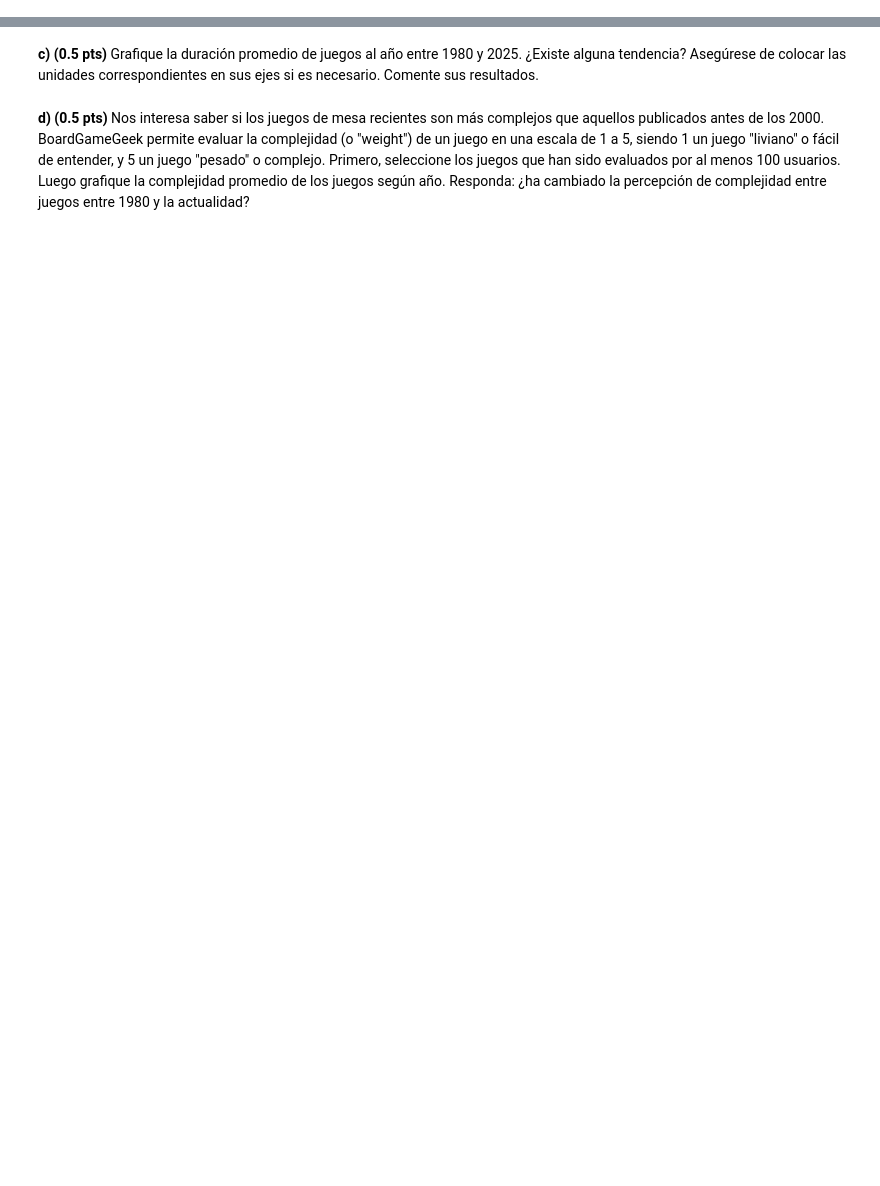
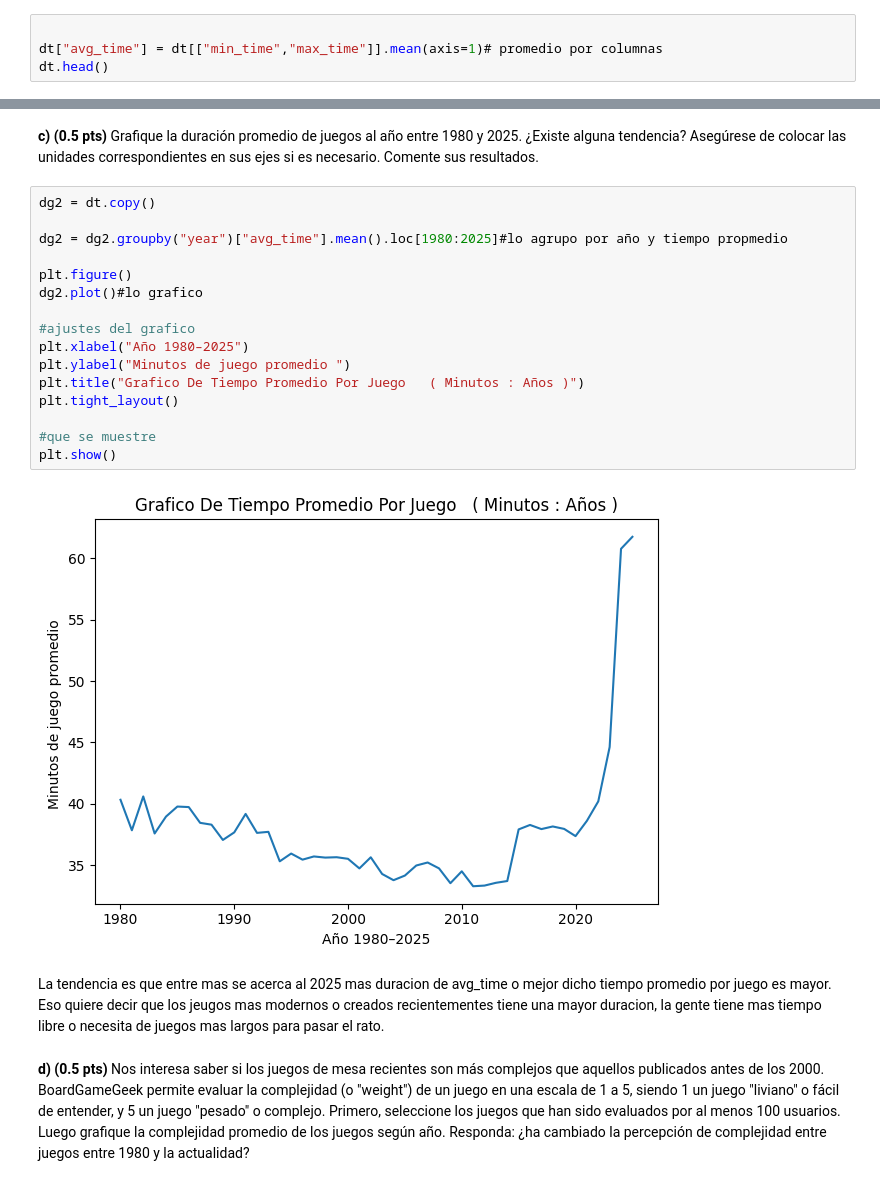
Before and after one commit to Sebastmenas/IMT2200--Sebastian-Mena, a Jupyter notebook: Tareas/T1/IMT2200-25s2 - Tarea 01.ipynb, the cells around one changed output, grey strips where cells are left out. Cells and saved outputs as stored; diff of their text form; blank space fills up the shorter version.

```diff
--- a/Tareas/T1/IMT2200-25s2 - Tarea 01.ipynb
+++ b/Tareas/T1/IMT2200-25s2 - Tarea 01.ipynb
@@ -246,2 +256,6 @@ Se dejo entre 5 min y 18 0min, que es mas tipico de juegos familiares o de gente
 # %% [markdown]
 **b) (0.2 pts)** Veremos ahora si ha cambiado la duración promedio de los juegos de mesa en nuestro rango de años seleccionado. Primero, cree una nueva columna `avg_time` en el dataset con la duración promedio supuesta para cada juego.
+# %%
+
+dt["avg_time"] = dt[["min_time","max_time"]].mean(axis=1)# promedio por columnas
+dt.head()
@@ -248,4 +269,24 @@ Se dejo entre 5 min y 18 0min, que es mas tipico de juegos familiares o de gente
 # %% [markdown]
 **c) (0.5 pts)** Grafique la duración promedio de juegos al año entre 1980 y 2025. ¿Existe alguna tendencia? Asegúrese de colocar las unidades correspondientes en sus ejes si es necesario. Comente sus resultados.
+# %%
+dg2 = dt.copy()
+
+dg2 = dg2.groupby("year")["avg_time"].mean().loc[1980:2025]#lo agrupo por año y tiempo propmedio
+
+plt.figure()
+dg2.plot()#lo grafico
+
+#ajustes del grafico
+plt.xlabel("Año 1980–2025")
+plt.ylabel("Minutos de juego promedio ")
+plt.title("Grafico De Tiempo Promedio Por Juego   ( Minutos : Años )")
+plt.tight_layout()
+
+#que se muestre
+plt.show()
+# %% [output]
+[figure, added]
+# %% [markdown]
+La tendencia es que entre mas se acerca al 2025 mas duracion de avg_time o mejor dicho tiempo promedio por juego es mayor. Eso quiere decir que los jeugos mas modernos o creados recientementes tiene una mayor duracion, la gente tiene mas tiempo libre o necesita de juegos mas largos para pasar el rato.
 # %% [markdown]
 **d) (0.5 pts)** Nos interesa saber si los juegos de mesa recientes son más complejos que aquellos publicados antes de los 2000. BoardGameGeek permite evaluar la complejidad (o "weight") de un juego en una escala de 1 a 5, siendo 1 un juego "liviano" o fácil de entender, y 5 un juego "pesado" o complejo. Primero, seleccione los juegos que han sido evaluados por al menos 100 usuarios. Luego grafique la complejidad promedio de los juegos según año. Responda: ¿ha cambiado la percepción de complejidad entre juegos entre 1980 y la actualidad?
```
Also changed, not shown: parts of 14 cells of this notebook, 1 other file.
